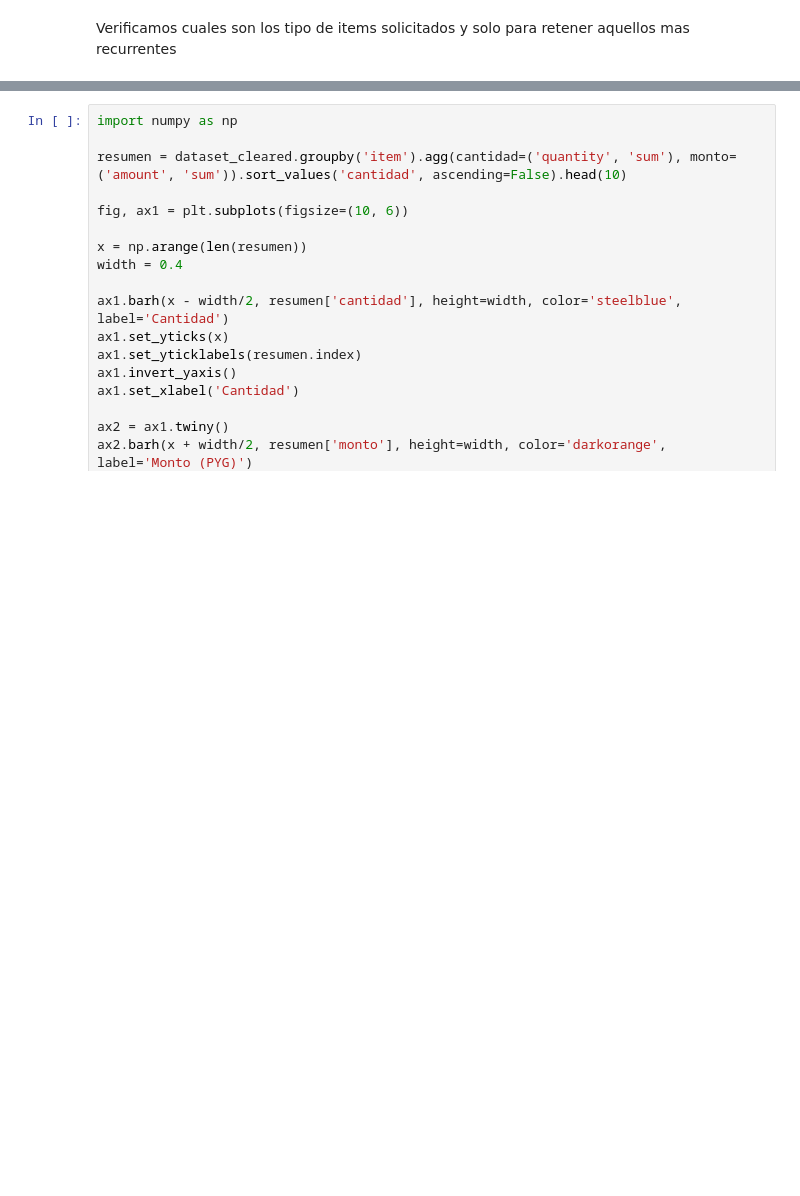
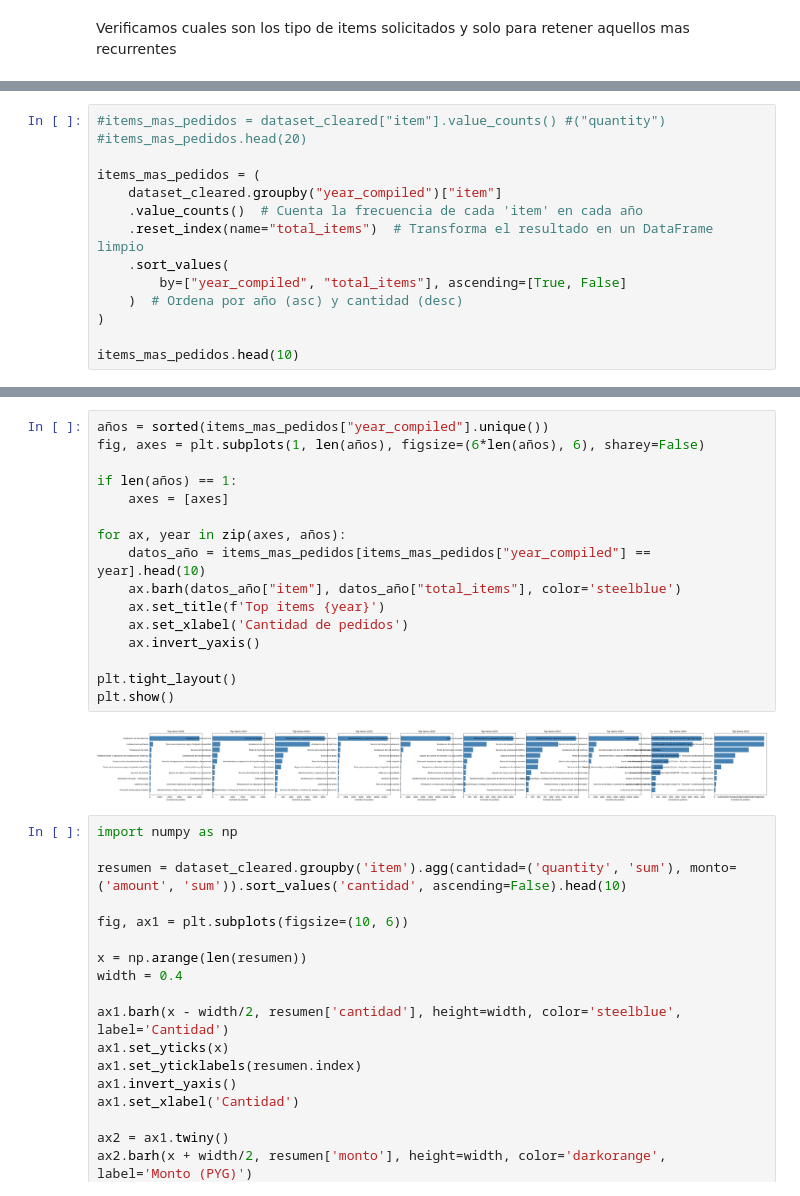
Before and after one commit to reneazir/Proyecto_Final_Diplomado, a Jupyter notebook: proyecto_final.ipynb, the cells around one changed output, grey strips where cells are left out. Saved outputs shown, nothing was run; the diff lists cells and outputs as text; blank space fills up the shorter version.

```diff
--- a/proyecto_final.ipynb
+++ b/proyecto_final.ipynb
@@ -409,0 +350,14 @@ plt.show()
+# %%
+#items_mas_pedidos = dataset_cleared["item"].value_counts() #("quantity")
+#items_mas_pedidos.head(20)
+
+items_mas_pedidos = (
+    dataset_cleared.groupby("year_compiled")["item"]
+    .value_counts()  # Cuenta la frecuencia de cada 'item' en cada año
+    .reset_index(name="total_items")  # Transforma el resultado en un DataFrame limpio
+    .sort_values(
+        by=["year_compiled", "total_items"], ascending=[True, False]
+    )  # Ordena por año (asc) y cantidad (desc)
+)
+
+items_mas_pedidos.head(10)
@@ -410,3 +376,21 @@ plt.show()
+# %%
+años = sorted(items_mas_pedidos["year_compiled"].unique())
+fig, axes = plt.subplots(1, len(años), figsize=(6*len(años), 6), sharey=False)
+
+if len(años) == 1:
+    axes = [axes]
+
+for ax, year in zip(axes, años):
+    datos_año = items_mas_pedidos[items_mas_pedidos["year_compiled"] == year].head(10)
+    ax.barh(datos_año["item"], datos_año["total_items"], color='steelblue')
+    ax.set_title(f'Top items {year}')
+    ax.set_xlabel('Cantidad de pedidos')
+    ax.invert_yaxis()
+
+plt.tight_layout()
+plt.show()
+# %% [output]
+[figure, added]
 # %%
 import numpy as np
 
```
Also changed, not shown: parts of 49 cells of this notebook, 1 other file.
